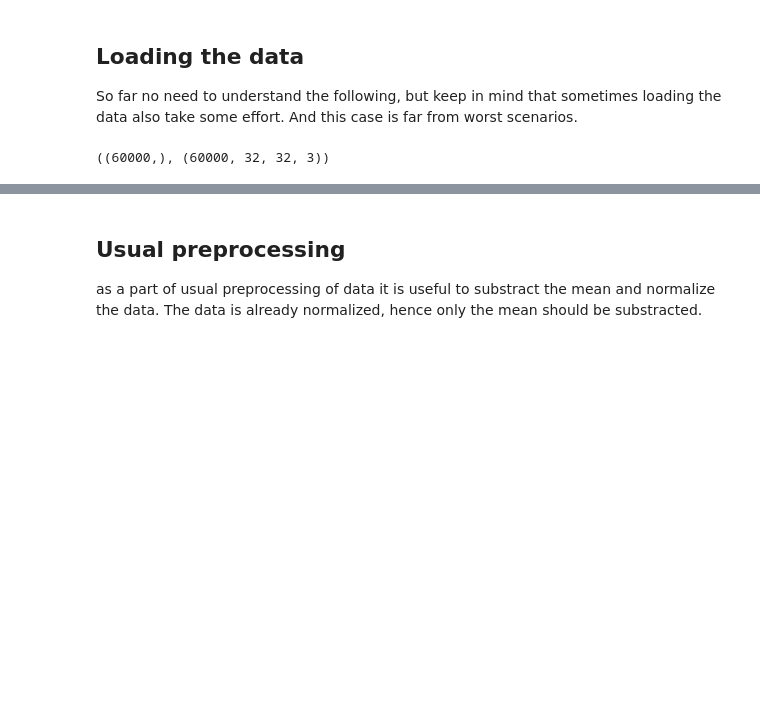
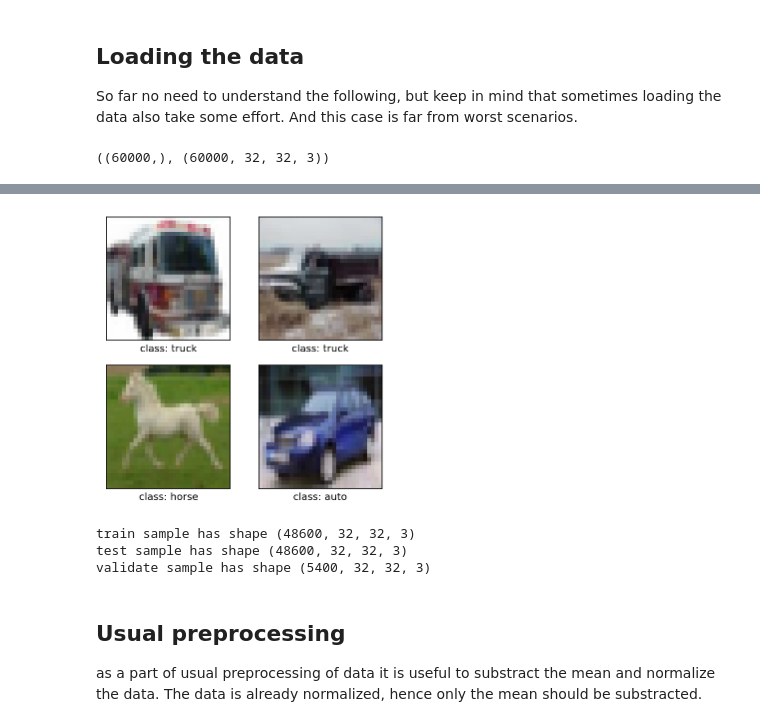
Before and after one commit to amotornenko/linear_SVM, a Jupyter notebook: linear_classifier.ipynb, the cells around one changed output, grey strips where cells are left out. Drawn from its saved outputs; the diff is of its cells as text; code cells hidden in the pictures; blank space fills up the shorter version.

```diff
--- a/linear_classifier.ipynb
+++ b/linear_classifier.ipynb
@@ -174,3 +173,18 @@ plot_random_images(test, 16)
+# %%
+#here we check test images
+plot_random_images(test, 4)
+# %% [output]
+[figure, added]
+# %%
+x = {'train' : train['data'], 'test' : train['data'], 'validate' : validate['data']}
+y = {'train' : train['labels'], 'test' : train['labels'], 'validate' : validate['labels']}
+
+for key in x:
+    print(key, 'sample has shape', x[key].shape)
+# %% [output]
+train sample has shape (48600, 32, 32, 3)
+test sample has shape (48600, 32, 32, 3)
+validate sample has shape (5400, 32, 32, 3)
 # %% [markdown]
 ## Usual preprocessing
 as a part of usual preprocessing of data it is useful to substract the mean and normalize the data.
```
Also changed, not shown: parts of 19 cells of this notebook, 5 other files.
